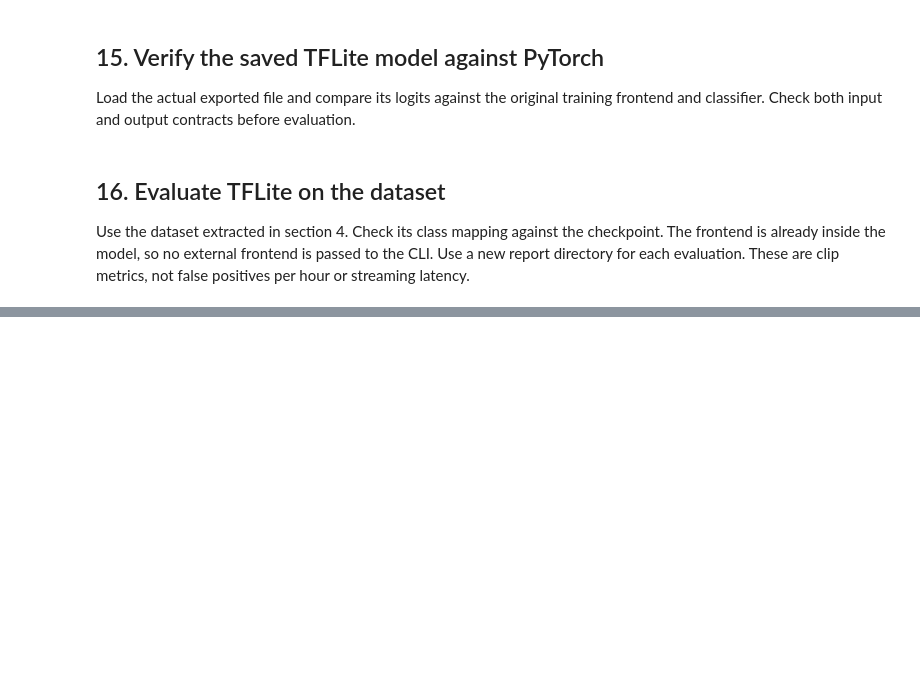
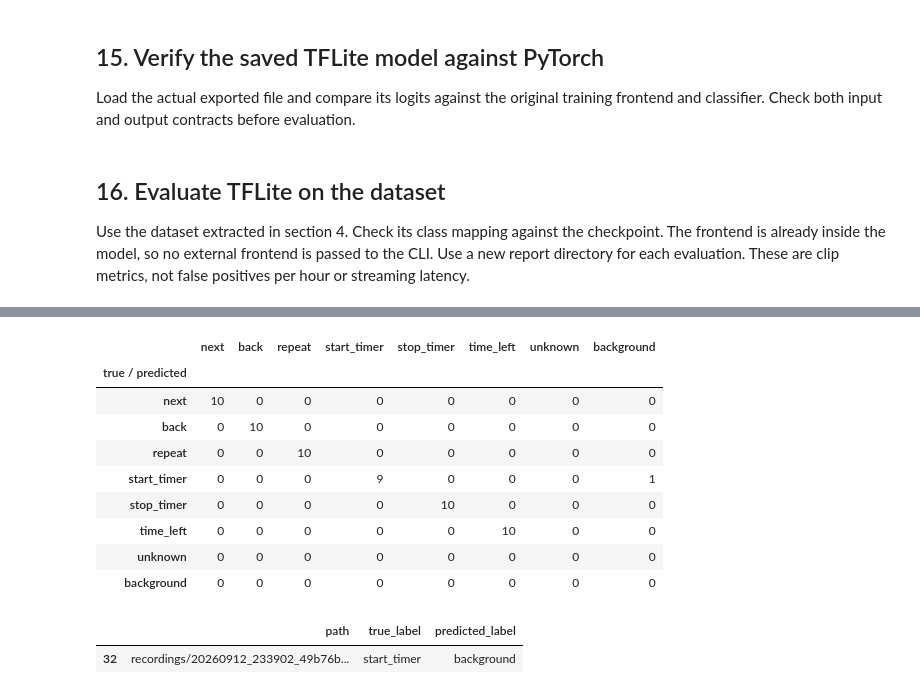
Before and after one commit to mole88/ru-kws, a Jupyter notebook: notebooks/ru_kws_training.ipynb, the cells around one changed output, grey strips where cells are left out. Drawn from its saved outputs; the diff is of its cells as text; code cells hidden in the pictures; blank space fills up the shorter version.

```diff
--- a/notebooks/ru_kws_training.ipynb
+++ b/notebooks/ru_kws_training.ipynb
@@ -480,0 +631,24 @@ print("TFLite reports:", TFLITE_REPORT_DIR)
+# %%
+from datetime import datetime
+
+REPORT_DIR = RUN_DIR / (
+    "recorder_evaluation_" + datetime.now().strftime("%Y%m%d_%H%M%S_%f")
+)
+
+run([
+    sys.executable, str(REPO / "scripts/evaluate_tflite.py"),
+    "--model", str(TFLITE_PATH),
+    "--dataset-root", str(RECORDINGS),
+    "--manifest", str(EVAL_META / "clips.jsonl"),
+    "--labels", str(EVAL_META / "labels.json"),
+    "--split", "test",
+    "--sample-rate", str(sample_rate),
+    "--window-seconds", str(window_seconds),
+    "--resample",
+    "--long-commands", "skip",
+    "--output-kind", "logits",
+    "--label-smoothing", "0",
+    "--output-dir", str(REPORT_DIR),
+])
+
+print("Results:", REPORT_DIR)
@@ -480,0 +673,26 @@ print("TFLite reports:", TFLITE_REPORT_DIR)
+# %%
+import pandas as pd
+
+display(pd.read_csv(
+    REPORT_DIR / "confusion_matrix.csv",
+    index_col=0,
+))
+
+predictions = pd.read_csv(REPORT_DIR / "predictions.csv")
+display(predictions.loc[
+    predictions["correct"] == 0,
+    ["path", "true_label", "predicted_label"]
+])
+# %% [output]
+|  | next | back | repeat | start_timer | stop_timer | time_left | unknown | background |
+| true / predicted |  |  |  |  |  |  |  |  |
+| next | 10 | 0 | 0 | 0 | 0 | 0 | 0 | 0 |
+| back | 0 | 10 | 0 | 0 | 0 | 0 | 0 | 0 |
+| repeat | 0 | 0 | 10 | 0 | 0 | 0 | 0 | 0 |
+| start_timer | 0 | 0 | 0 | 9 | 0 | 0 | 0 | 1 |
+| stop_timer | 0 | 0 | 0 | 0 | 10 | 0 | 0 | 0 |
+| time_left | 0 | 0 | 0 | 0 | 0 | 10 | 0 | 0 |
+| unknown | 0 | 0 | 0 | 0 | 0 | 0 | 0 | 0 |
+| background | 0 | 0 | 0 | 0 | 0 | 0 | 0 | 0 |
+|  | path | true_label | predicted_label |
+| 32 | recordings/20260912_233902_49b76b... | start_timer | background |
```
Also changed, not shown: parts of 14 cells of this notebook.
